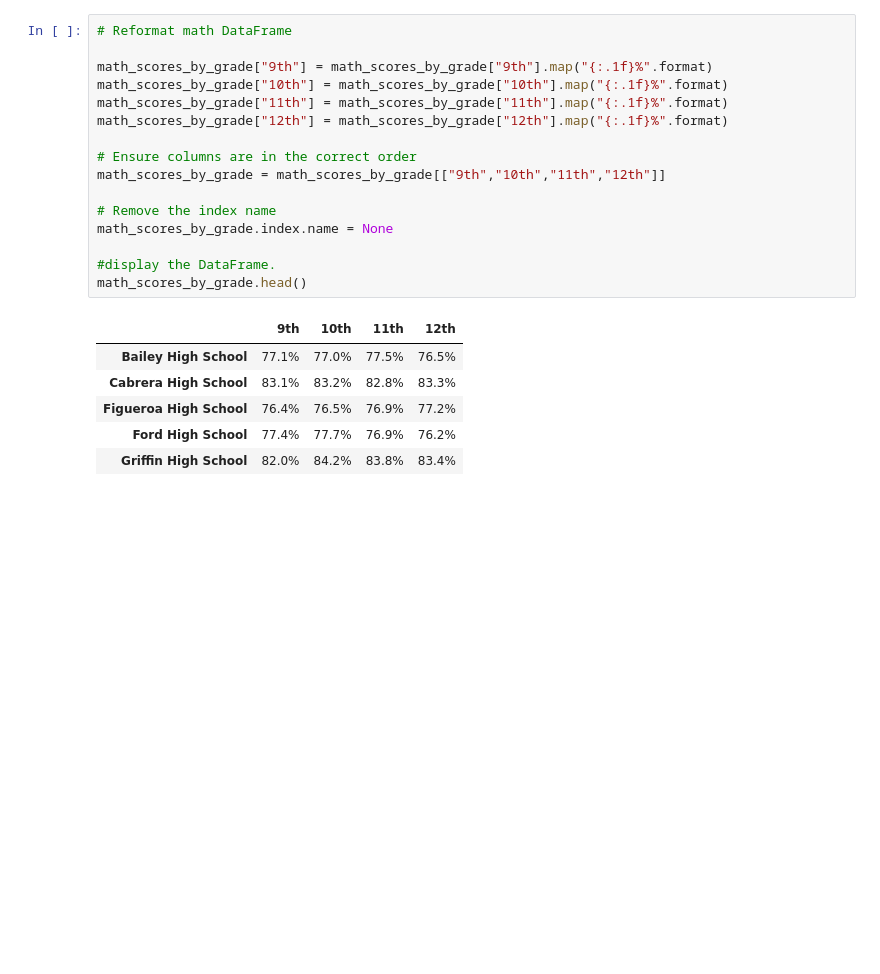
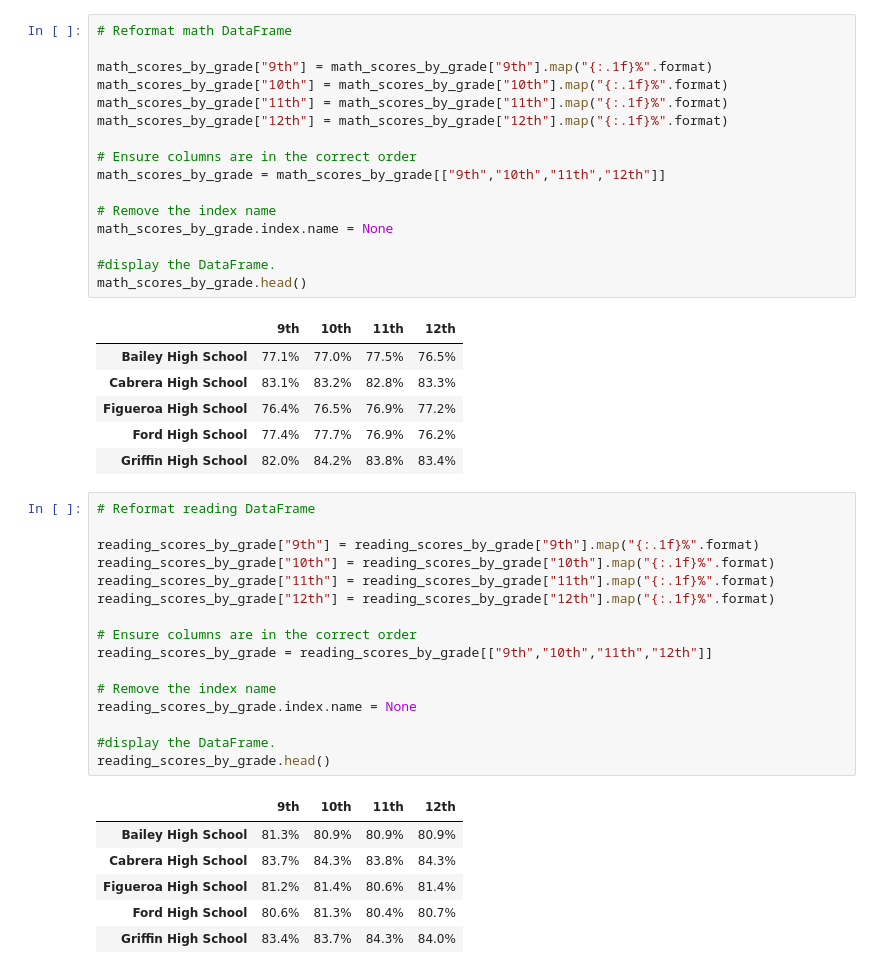
Before and after one commit to jipearson/School_District_Analysis, a Jupyter notebook: PyCity.ipynb, the cells around one changed output. Drawn from its saved outputs; the diff is of its cells as text; blank space fills up the shorter version.

```diff
--- a/PyCity.ipynb
+++ b/PyCity.ipynb
@@ -552,3 +552,26 @@ math_scores_by_grade.head()
 | Figueroa High School | 76.4% | 76.5% | 76.9% | 77.2% |
 | Ford High School | 77.4% | 77.7% | 76.9% | 76.2% |
 | Griffin High School | 82.0% | 84.2% | 83.8% | 83.4% |
+# %%
+# Reformat reading DataFrame
+
+reading_scores_by_grade["9th"] = reading_scores_by_grade["9th"].map("{:.1f}%".format)
+reading_scores_by_grade["10th"] = reading_scores_by_grade["10th"].map("{:.1f}%".format)
+reading_scores_by_grade["11th"] = reading_scores_by_grade["11th"].map("{:.1f}%".format)
+reading_scores_by_grade["12th"] = reading_scores_by_grade["12th"].map("{:.1f}%".format)
+
+# Ensure columns are in the correct order
+reading_scores_by_grade = reading_scores_by_grade[["9th","10th","11th","12th"]]
+
+# Remove the index name
+reading_scores_by_grade.index.name = None
+
+#display the DataFrame.
+reading_scores_by_grade.head()
+# %% [output]
+|  | 9th | 10th | 11th | 12th |
+| Bailey High School | 81.3% | 80.9% | 80.9% | 80.9% |
+| Cabrera High School | 83.7% | 84.3% | 83.8% | 84.3% |
+| Figueroa High School | 81.2% | 81.4% | 80.6% | 81.4% |
+| Ford High School | 80.6% | 81.3% | 80.4% | 80.7% |
+| Griffin High School | 83.4% | 83.7% | 84.3% | 84.0% |
```
